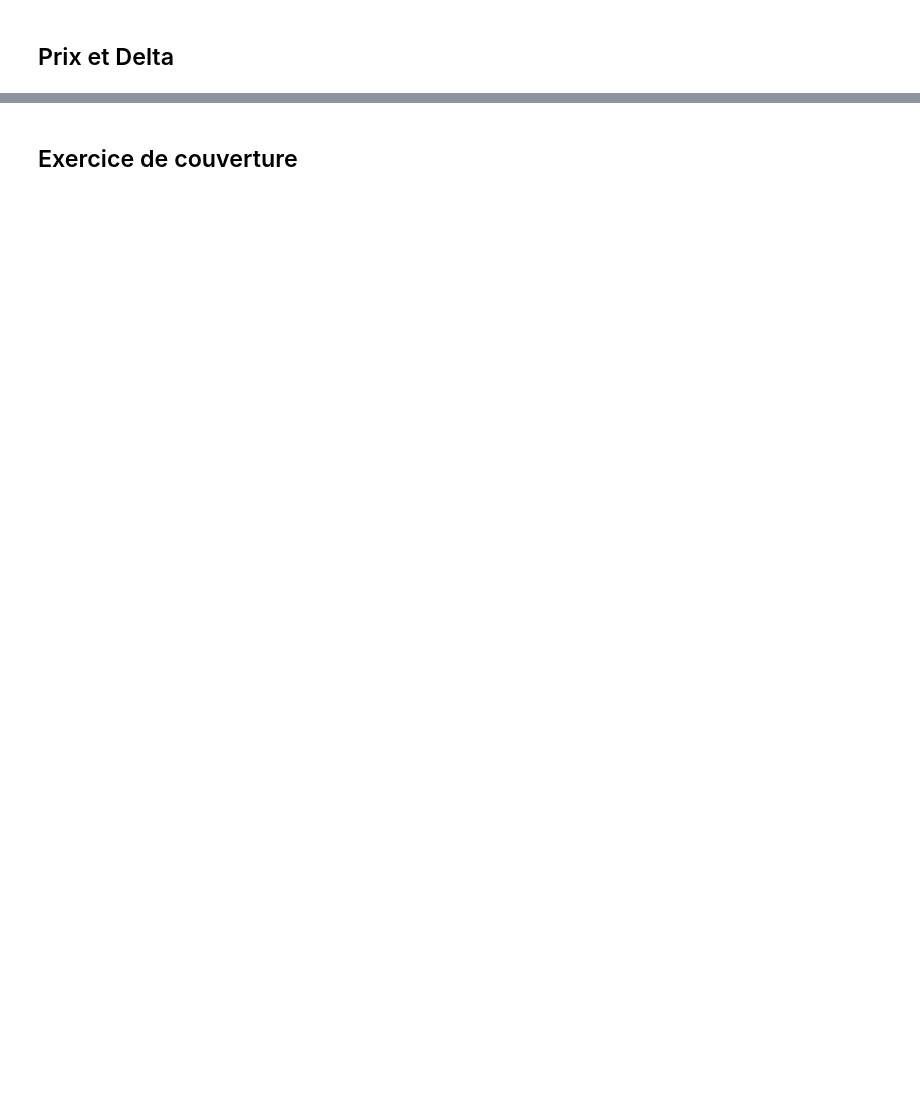
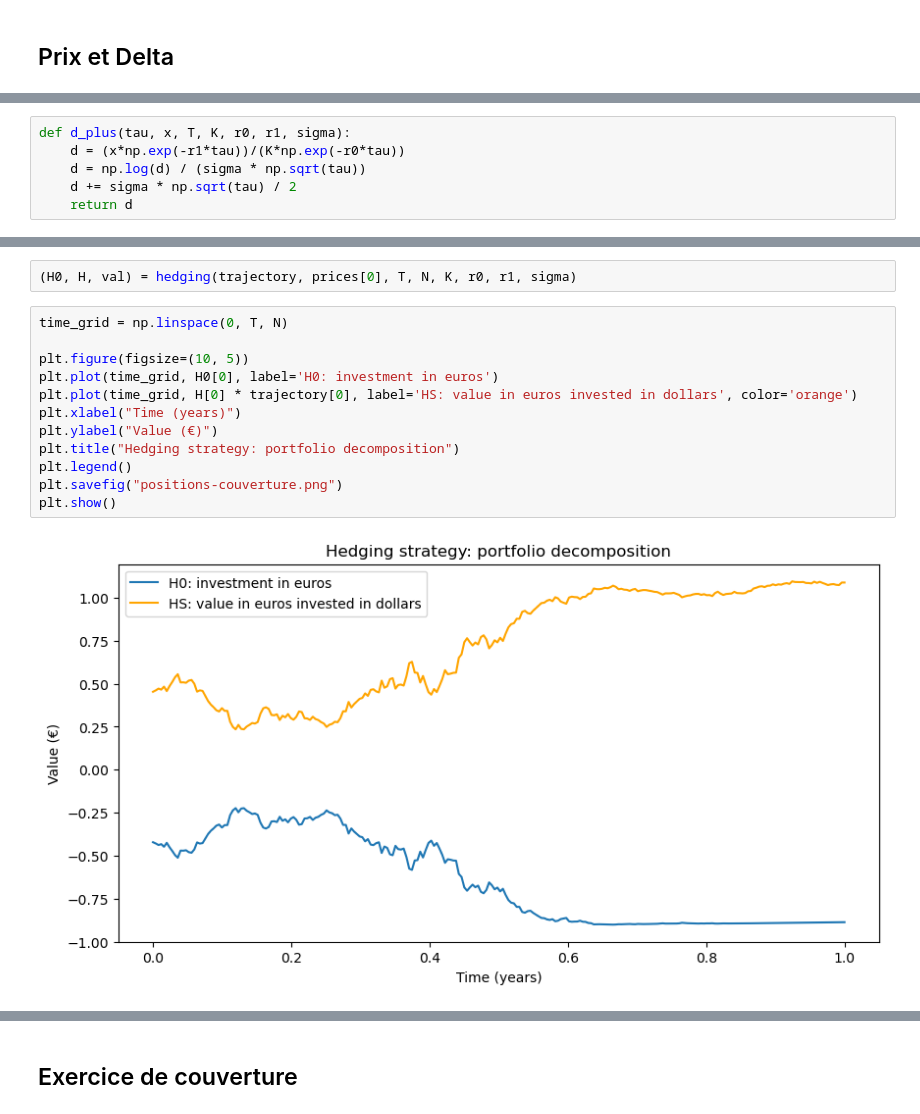
Before and after one commit to maxence2508/options-sur-devises, a Jupyter notebook: options-sur-devises.ipynb, the cells around one changed output, grey strips where cells are left out. Saved outputs shown, nothing was run; the diff lists cells and outputs as text; blank space fills up the shorter version.

```diff
--- a/options-sur-devises.ipynb
+++ b/options-sur-devises.ipynb
@@ -96,0 +151,6 @@ plt.show()
+# %%
+def d_plus(tau, x, T, K, r0, r1, sigma):
+    d = (x*np.exp(-r1*tau))/(K*np.exp(-r0*tau))
+    d = np.log(d) / (sigma * np.sqrt(tau))
+    d += sigma * np.sqrt(tau) / 2
+    return d
@@ -96,0 +192,16 @@ plt.show()
+# %%
+(H0, H, val) = hedging(trajectory, prices[0], T, N, K, r0, r1, sigma)
+# %%
+time_grid = np.linspace(0, T, N)
+
+plt.figure(figsize=(10, 5))
+plt.plot(time_grid, H0[0], label='H0: investment in euros')
+plt.plot(time_grid, H[0] * trajectory[0], label='HS: value in euros invested in dollars', color='orange')
+plt.xlabel("Time (years)")
+plt.ylabel("Value (€)")
+plt.title("Hedging strategy: portfolio decomposition")
+plt.legend()
+plt.savefig("positions-couverture.png")
+plt.show()
+# %% [output]
+[figure, added]
```
Also changed, not shown: parts of 20 cells of this notebook, 6 other files.
